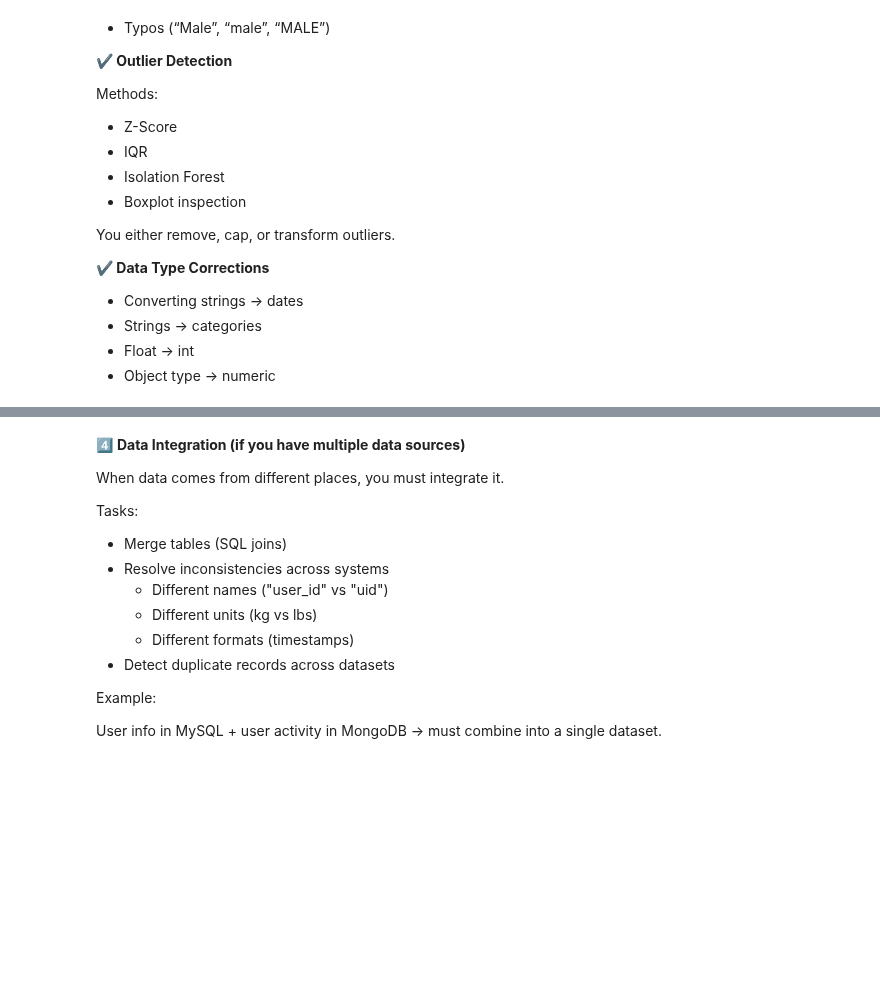
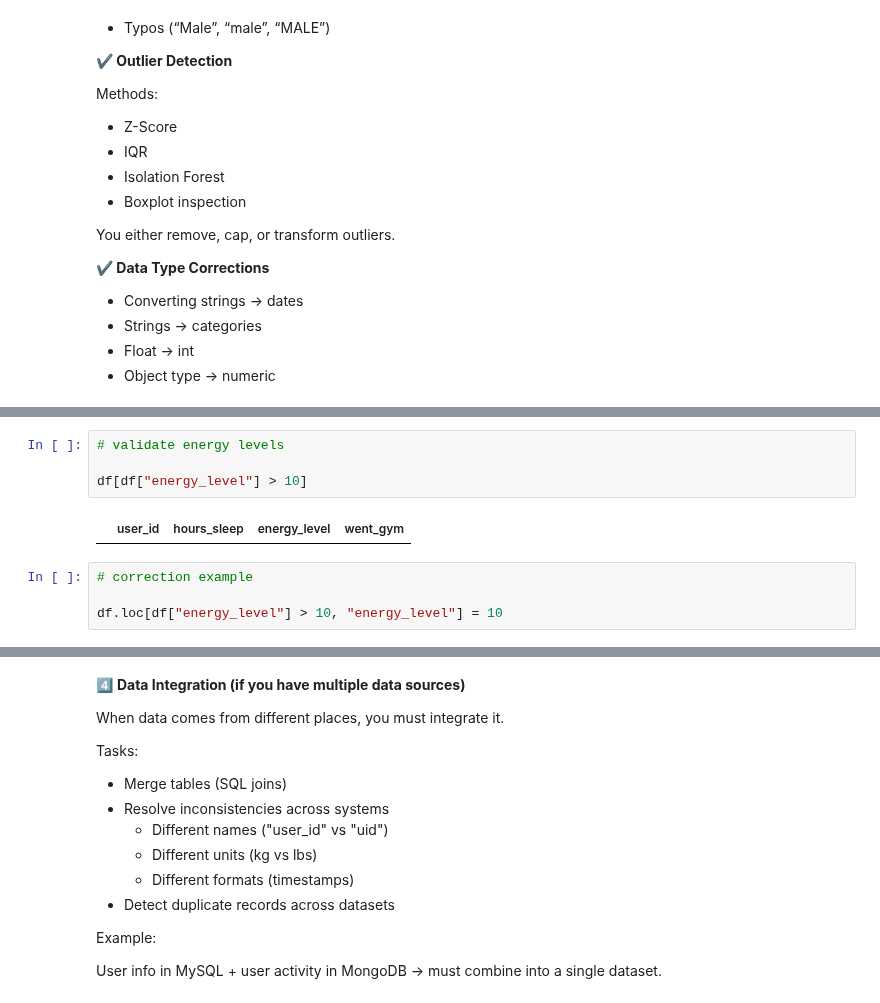
Before and after one commit to dnlmkhlv/ml, a Jupyter notebook: data-preprocessing/data-preprocessing.ipynb, the cells around one changed output, grey strips where cells are left out. Drawn from its saved outputs; the diff is of its cells as text; blank space fills up the shorter version.

```diff
--- a/data-preprocessing/data-preprocessing.ipynb
+++ b/data-preprocessing/data-preprocessing.ipynb
@@ -253,0 +282,10 @@ You either remove, cap, or transform outliers.
+# %%
+# validate energy levels
+
+df[df["energy_level"] > 10]
+# %% [output]
+|  | user_id | hours_sleep | energy_level | went_gym |
+# %%
+# correction example
+
+df.loc[df["energy_level"] > 10, "energy_level"] = 10
```
Also changed, not shown: parts of 15 cells of this notebook.
